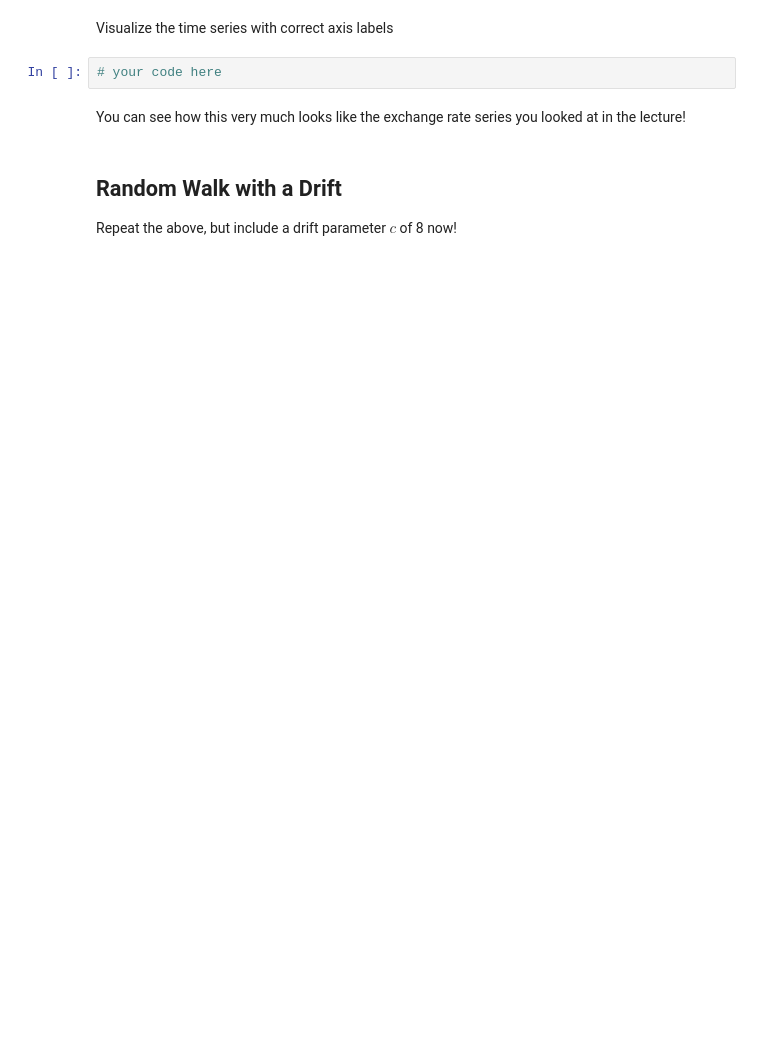
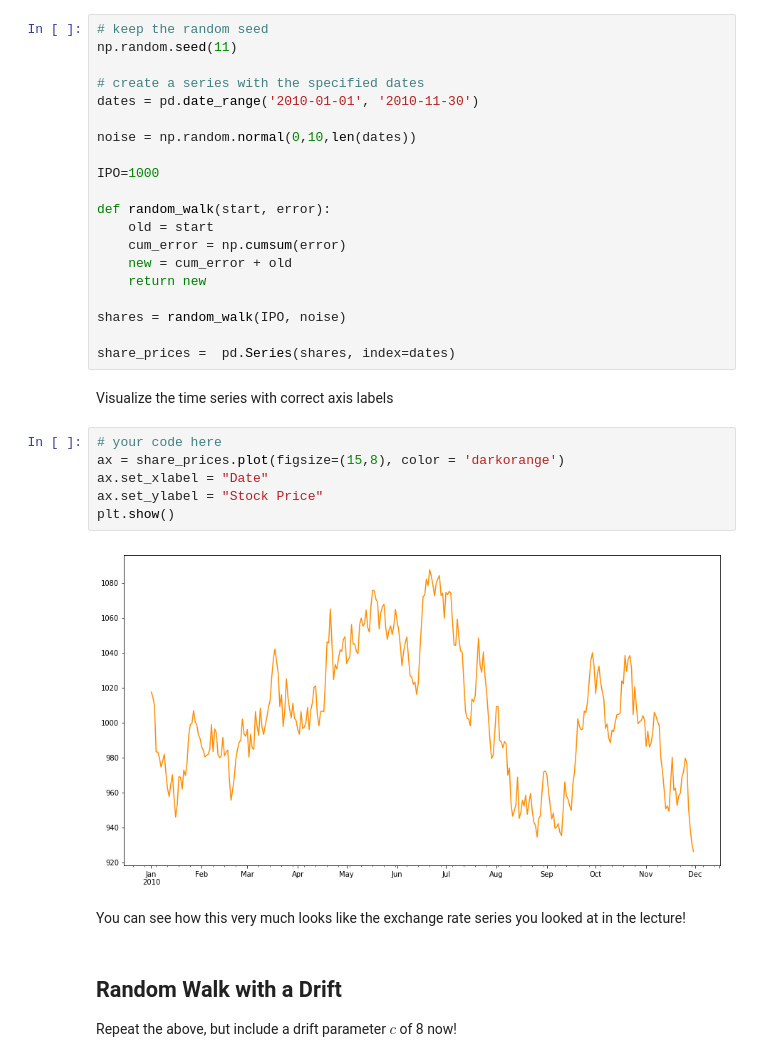
Before and after one commit to MissAle17/dsc-3-26-03-basic-time-series-models-lab-online-ds-sp-000, a Jupyter notebook: index.ipynb, the cells around one changed output. Saved outputs shown, nothing was run; the diff lists cells and outputs as text; blank space fills up the shorter version.

```diff
--- a/index.ipynb
+++ b/index.ipynb
@@ -140,7 +135,33 @@ np.random.seed(11)
+# %%
+# keep the random seed
+np.random.seed(11)
+
+# create a series with the specified dates
+dates = pd.date_range('2010-01-01', '2010-11-30')
+
+noise = np.random.normal(0,10,len(dates))
+
+IPO=1000
+
+def random_walk(start, error):
+    old = start
+    cum_error = np.cumsum(error)
+    new = cum_error + old
+    return new
+
+shares = random_walk(IPO, noise)
+
+share_prices =  pd.Series(shares, index=dates)
 # %% [markdown]
 Visualize the time series with correct axis labels
-# %%
-# your code here
+# %%
+# your code here
+ax = share_prices.plot(figsize=(15,8), color = 'darkorange')
+ax.set_xlabel = "Date"
+ax.set_ylabel = "Stock Price"
+plt.show()
+# %% [output]
+[figure, added]
 # %% [markdown]
 You can see how this very much looks like the exchange rate series you looked at in the lecture!
 # %% [markdown]
```
Also changed, not shown: parts of 9 cells of this notebook.
